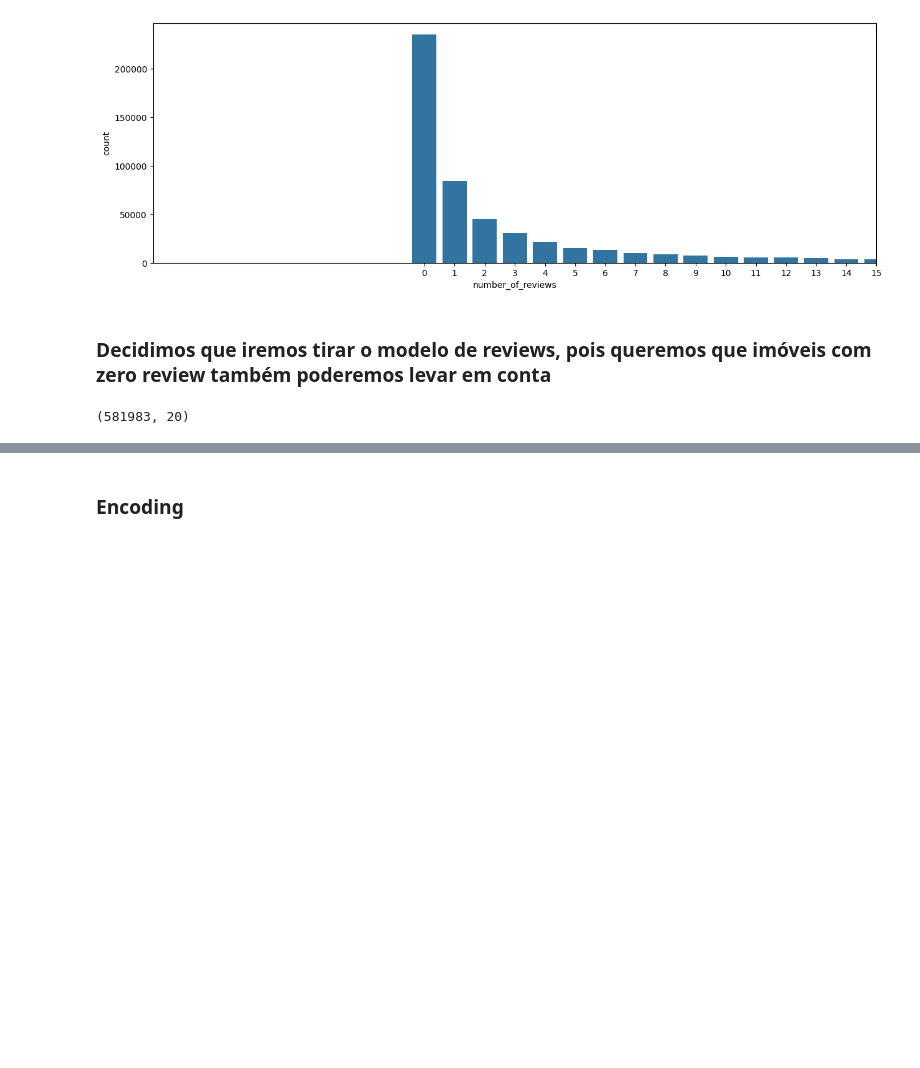
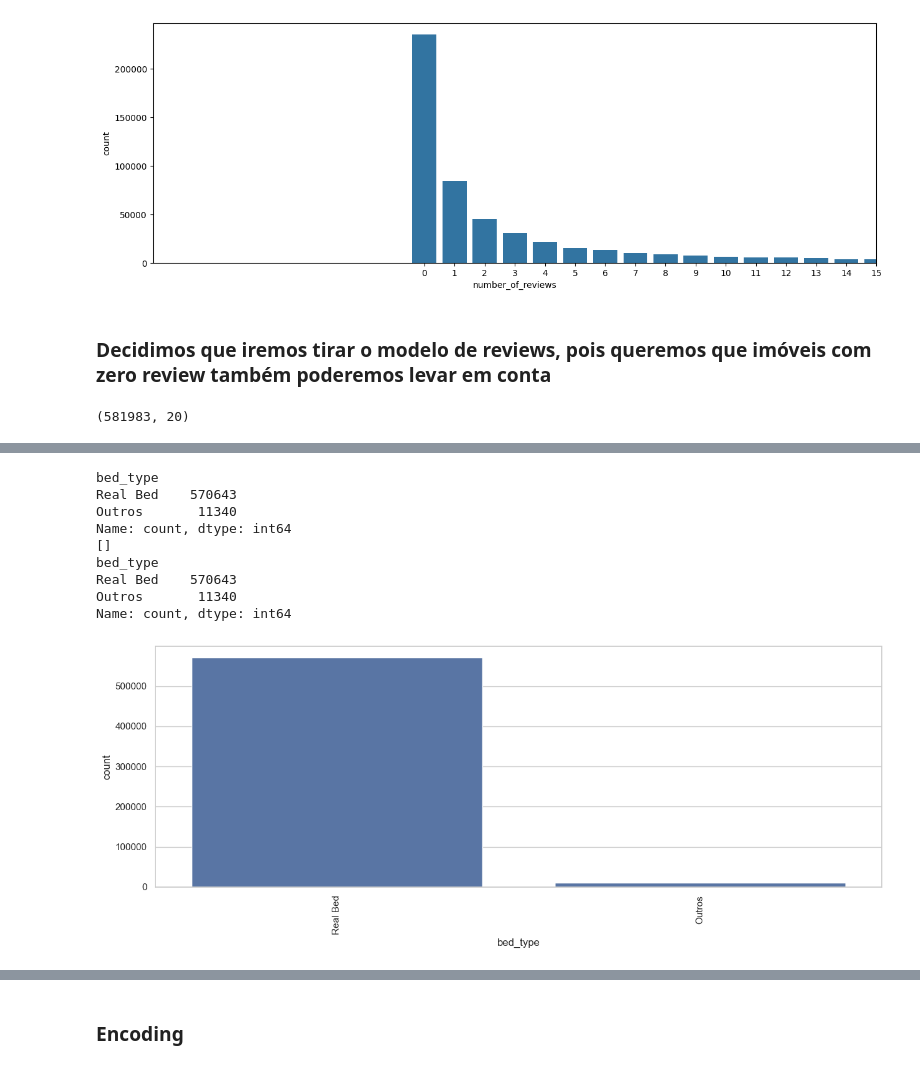
Before and after one commit to gabriellemosc/Rental-Price-Prediction, a Jupyter notebook: solucao.ipynb, the cells around one changed output, grey strips where cells are left out. Cells and saved outputs as stored; diff of their text form; code cells hidden in the pictures; blank space fills up the shorter version.

```diff
--- a/solucao.ipynb
+++ b/solucao.ipynb
@@ -473,0 +545,40 @@ base_airbnb.shape
+# %%
+#Agrupar valores da coluna bed_type
+#Perorre todos as chaves e valores da coluna
+
+print(base_airbnb['bed_type'].value_counts())
+
+tabelas_beds = base_airbnb['bed_type'].value_counts()
+
+coluna_agrupar =  []
+#percorremos as linhas
+for tipo in tabelas_beds.index:
+    #vericamos o valor e fazemos a validação
+    if tabelas_beds[tipo] < 10000:
+        coluna_agrupar.append(tipo)
+print(coluna_agrupar)
+
+
+for tipo in coluna_agrupar:
+     base_airbnb.loc[base_airbnb['bed_type'] == tipo, 'bed_type'] = 'Outros'
+
+
+
+
+plt.figure(figsize=(15,5))
+sns.set_theme(style="whitegrid")
+grafico = sns.countplot(x=base_airbnb['bed_type'])
+grafico.tick_params(axis='x', rotation=90)                #rodar o texto do eixo X, para nao ficar um perto do outro
+
+print(base_airbnb['bed_type'].value_counts())
+# %% [output]
+bed_type
+Real Bed    570643
+Outros       11340
+Name: count, dtype: int64
+[]
+bed_type
+Real Bed    570643
+Outros       11340
+Name: count, dtype: int64
+[figure, added]
```
Also changed, not shown: parts of 14 cells of this notebook.
